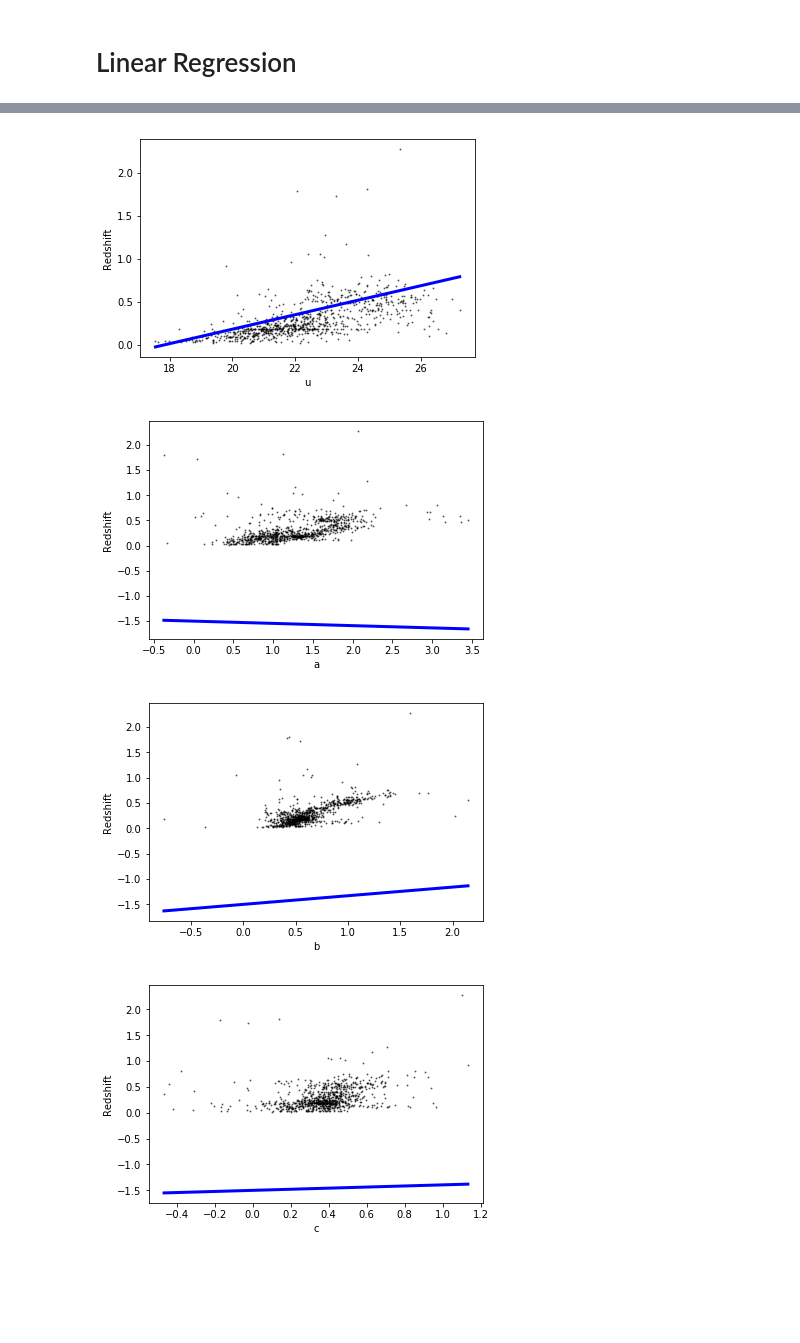
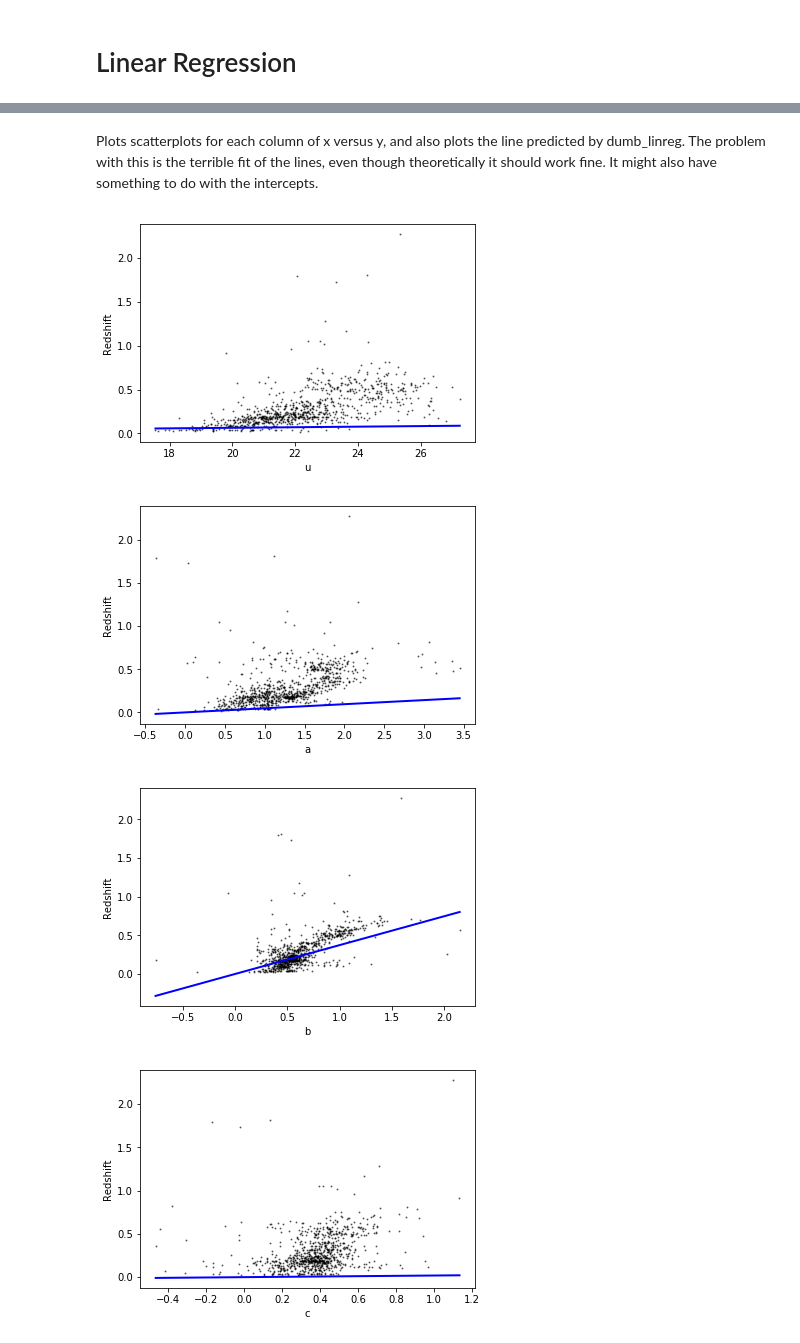
Before and after one commit to marin-hyatt/redshift_data_project, a Jupyter notebook: Marin Hyatt Improved Machine Learning -- Magnitude Differences.ipynb, the cells around one changed output, grey strips where cells are left out. Saved outputs shown, nothing was run; the diff lists cells and outputs as text; code cells hidden in the pictures; blank space fills up the shorter version.

Commit message:
Added comments to make it clearer to figure out what went wrong.

```diff
--- a/Marin Hyatt Improved Machine Learning -- Magnitude Differences.ipynb
+++ b/Marin Hyatt Improved Machine Learning -- Magnitude Differences.ipynb
@@ -121,6 +129,6 @@ x.head()
 # %%
 from sklearn import linear_model
-reg = linear_model.LinearRegression()
+reg = linear_model.LinearRegression(fit_intercept=False)
 reg.fit (x,y)
 print(reg.coef_)
 print(reg.intercept_)
@@ -133,6 +145,4 @@ def dumb_linreg(x, coef, intercept):
 # %%
 def x_for_plotting(column):
-    x_list = []
-    x_list.append(min(x[column]))
-    x_list.append(max(x[column]))
-    return numpy.linspace(x_list[0], x_list[1], 50)
+    out = numpy.linspace(min(x[column]), max(x[column]), 50)
+    return(out)
@@ -148,18 +162,20 @@ def chi_square_error(observed_y, predicted_y):
 x_for_plotting_list = numpy.asarray([x_for_plotting('u'), x_for_plotting('a'), x_for_plotting('b'),\
                                     x_for_plotting('c'), x_for_plotting('d')])
 y_for_plotting_list = dumb_linreg(x_for_plotting_list.T, reg.coef_, reg.intercept_)
+# %% [markdown]
+Plots scatterplots for each column of x versus y, and also plots the line predicted by dumb_linreg. The problem with this is the terrible fit of the lines, even though theoretically it should work fine. It might also have something to do with the intercepts.
 # %%
 x_names = ['u', 'a', 'b', 'c', 'd']
 for i in range(len(x_names)):
     name = x_names[i]
     plt.scatter(x[name], y, color='black',s=1, alpha=0.5)
     x_oops = x_for_plotting_list[x_names.index(name)]
-    plt.plot(x_oops, dumb_linreg(x_oops, reg.coef_[i], reg.intercept_), color='blue', linewidth = 3)
+    plt.plot(x_oops, dumb_linreg(x_oops, reg.coef_[i], reg.intercept_), color='blue', linewidth = 2)
     plt.xlabel(name)
     plt.ylabel("Redshift")
     plt.show()
 # %% [output]
-[figure, old version]
+[figure, new version]
-[figure, old version]
+[figure, new version]
-[figure, old version]
+[figure, new version]
-[figure, old version]
+[figure, new version]
```
Also changed, not shown: parts of 19 cells of this notebook.
